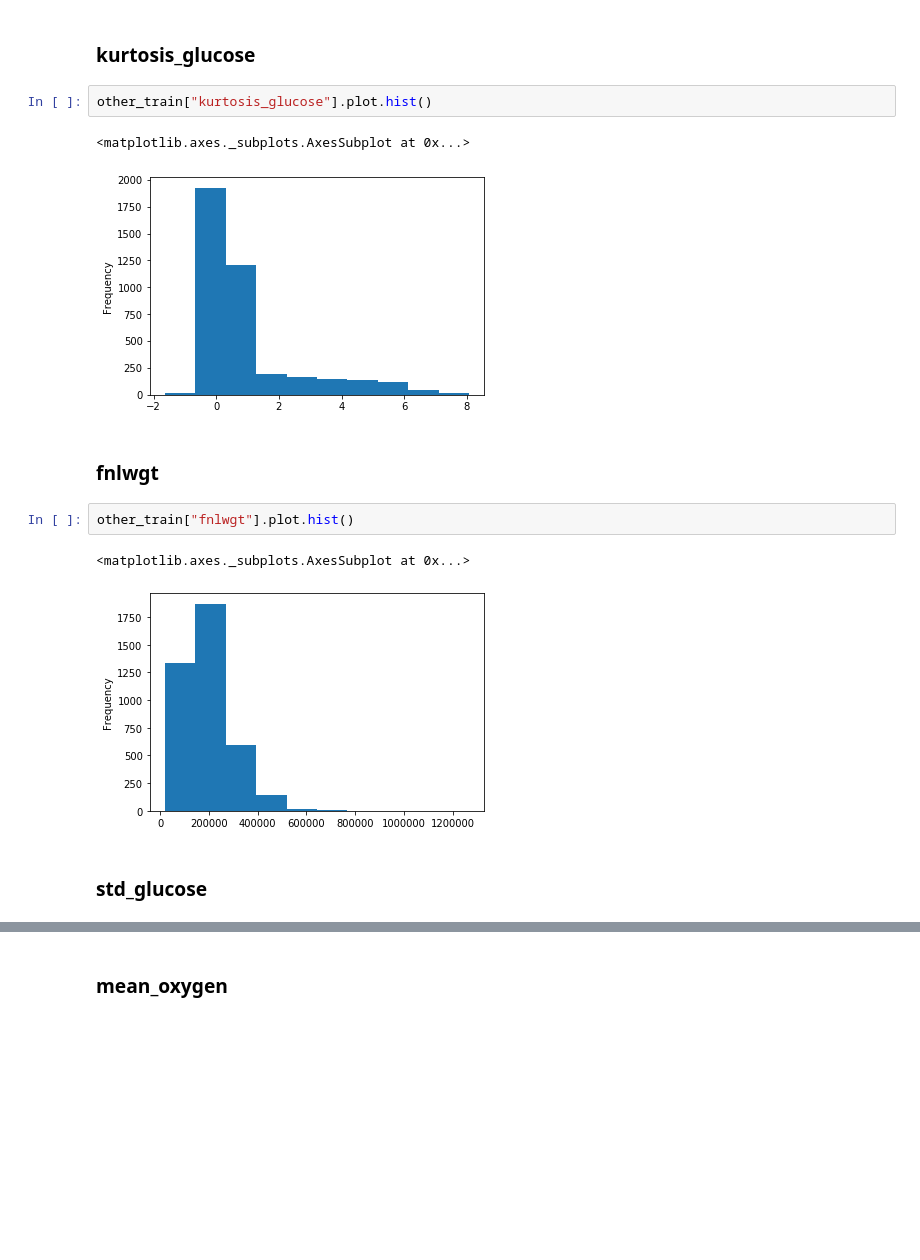
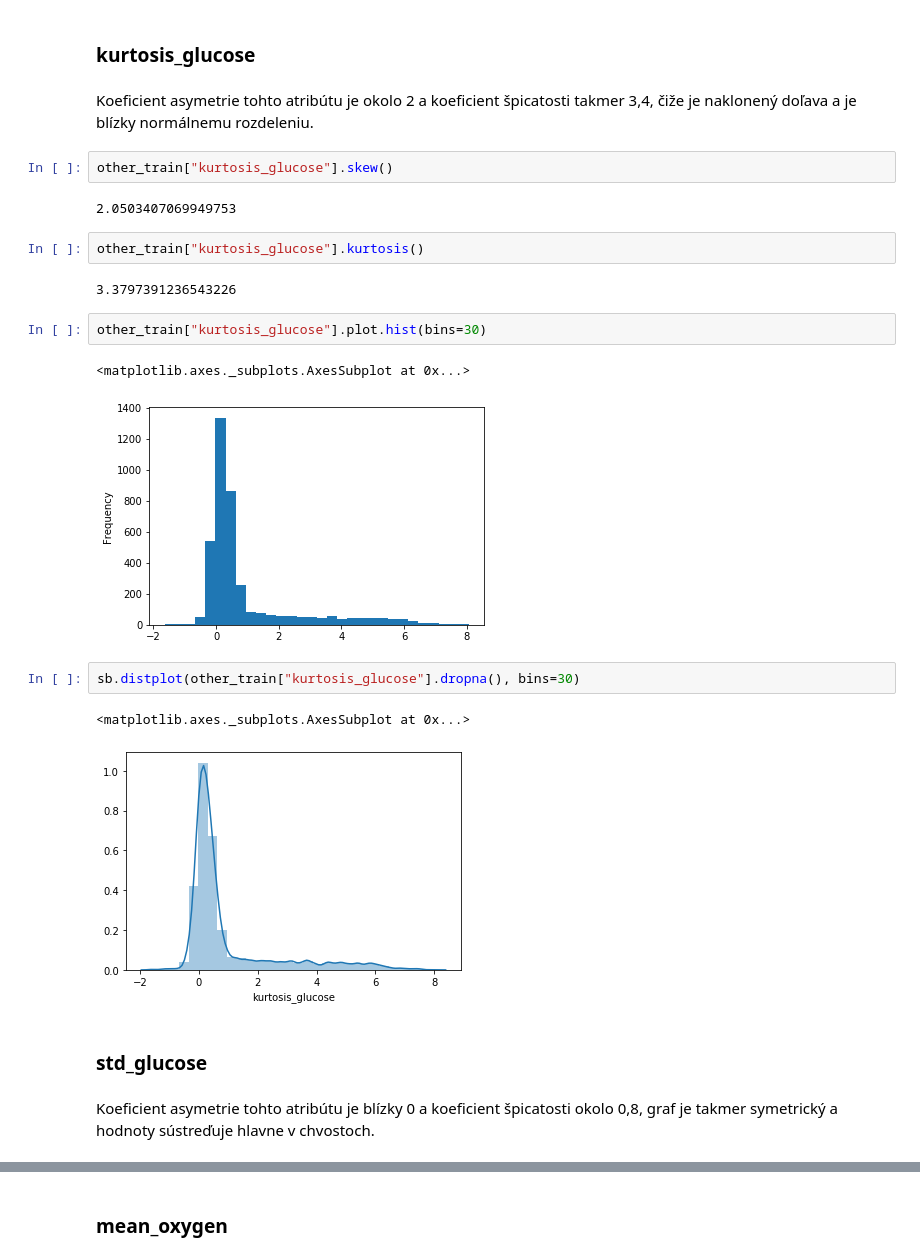
Before and after one commit to xheban/IAU-projekt, a Jupyter notebook: Projekt.ipynb, the cells around one changed output, grey strips where cells are left out. Cells and saved outputs as stored; diff of their text form; blank space fills up the shorter version.

```diff
--- a/Projekt.ipynb
+++ b/Projekt.ipynb
@@ -425,16 +477,26 @@ other_train["skewness_oxygen"].plot.hist()
 # %% [markdown]
 ### kurtosis_glucose
+# %% [markdown]
+Koeficient asymetrie tohto atribútu je okolo 2 a koeficient špicatosti takmer 3,4, čiže je naklonený doľava a je blízky normálnemu rozdeleniu.
+# %%
+other_train["kurtosis_glucose"].skew()
+# %% [output]
+2.0503407069949753
+# %%
+other_train["kurtosis_glucose"].kurtosis()
+# %% [output]
+3.3797391236543226
 # %%
-other_train["kurtosis_glucose"].plot.hist()
+other_train["kurtosis_glucose"].plot.hist(bins=30)
 # %% [output]
 <matplotlib.axes._subplots.AxesSubplot at 0x...>
-[figure, old version]
+[figure, new version]
-# %% [markdown]
-### fnlwgt
-# %%
-other_train["fnlwgt"].plot.hist()
-# %% [output]
-<matplotlib.axes._subplots.AxesSubplot at 0x...>
-[figure, removed]
+# %%
+sb.distplot(other_train["kurtosis_glucose"].dropna(), bins=30)
+# %% [output]
+<matplotlib.axes._subplots.AxesSubplot at 0x...>
+[figure, added]
 # %% [markdown]
 ### std_glucose
+# %% [markdown]
+Koeficient asymetrie tohto atribútu je blízky 0 a koeficient špicatosti okolo 0,8, graf je takmer symetrický a hodnoty sústreďuje hlavne v chvostoch.
```
Also changed, not shown: parts of 95 cells of this notebook.
